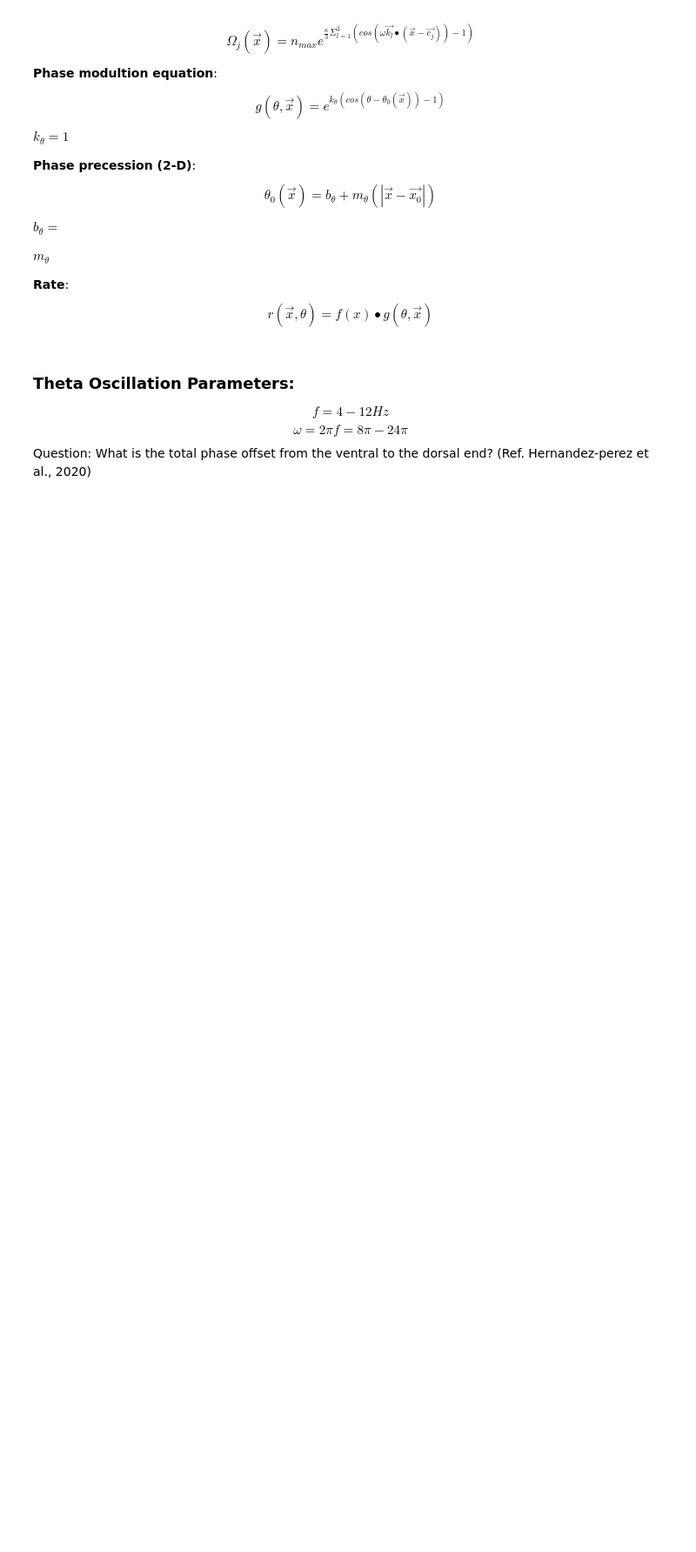
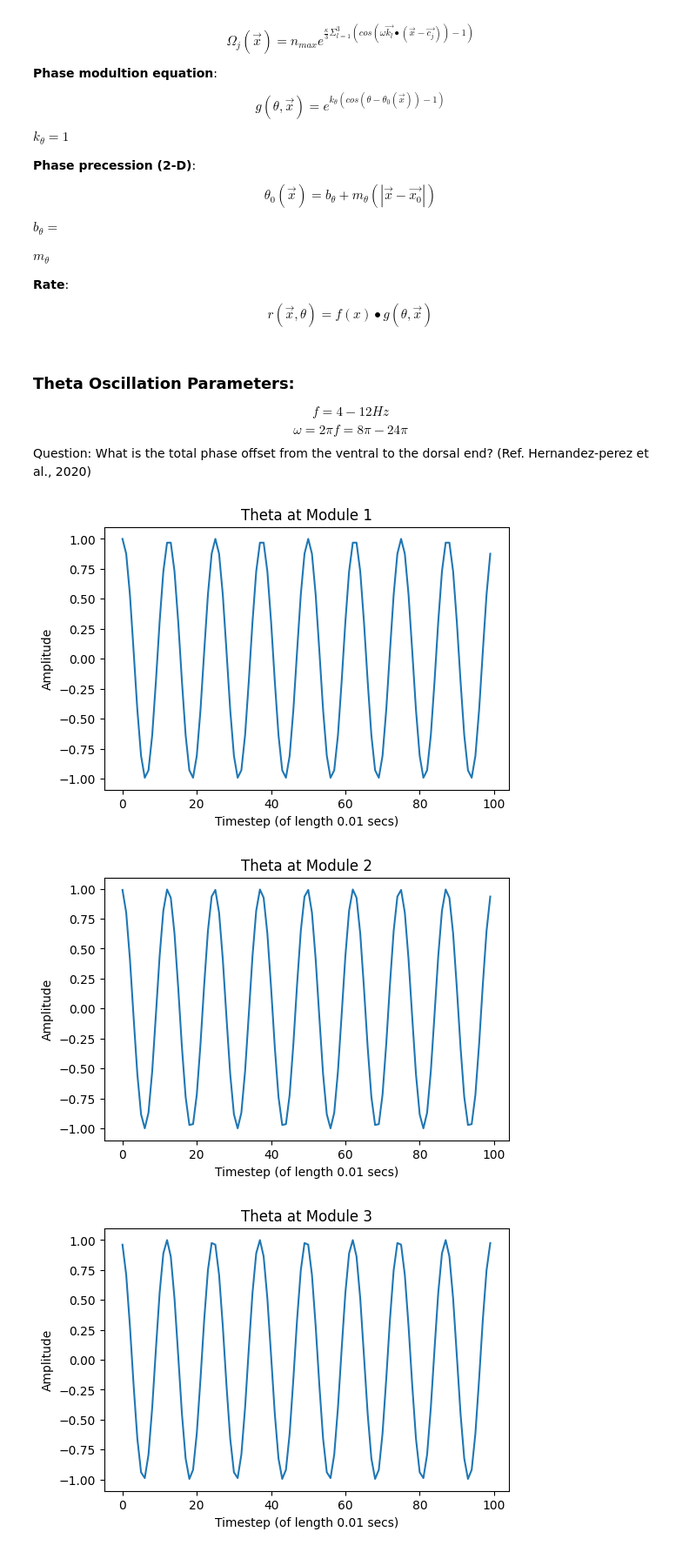
Before and after one commit to divyanshgupt/travelling-wave-mec, a Jupyter notebook: Grid_Cells_with_Theta_Rhythm.ipynb, the cells around one changed output. Shown at 87% size. Saved outputs shown, nothing was run; the diff lists cells and outputs as text; code cells hidden in the pictures; blank space fills up the shorter version.

```diff
--- a/Grid_Cells_with_Theta_Rhythm.ipynb
+++ b/Grid_Cells_with_Theta_Rhythm.ipynb
@@ -214,37 +214,46 @@ def theta_oscillations(args):
   Inputs:
     args: ['nb_steps', 'timestep_size', 'theta_freq', 'nb_modules']
   Returns:
     theta: theta values for all modules all
            timesteps, shape:(nb_modules, nb_steps)
   """
 
   nb_steps = args['nb_steps']
   dt = args['timestep_size']
   freq = args['theta_freq']
   nb_modules = args['nb_modules']
   phi = args['phase_offset']
 
   pi = np.pi
 
   omega = 2*pi*freq
-  T = 1 / omega # time period of oscillations
 
-  phi =  60 * pi/180# total theta phase offset from ventral to dorsal end
+  phi =  phi * pi/180 # total theta phase offset from ventral to dorsal end
 
   theta = np.zeros((nb_modules, nb_steps))
   for i in range(nb_modules):
     theta[i] = np.arange(i*phi/nb_modules,
                                 (i*phi/nb_modules) + (omega*dt*nb_steps),
                                 omega*dt)
   return theta
 
-def test_theta_oscillations(nb_modules=5, nb_steps=100, timestep_size=0.01):
-  theta = theta_oscillations(nb_modules, nb_steps, timestep_size)
+def visualize_theta(theta, args):
+
+  nb_modules = args['nb_modules']
+  nb_steps = args['nb_steps']
+  dt = args['timestep_size']
+
   for i in range(nb_modules):
-    plt.plot(theta[i])
+    plt.figure(dpi=100)
+    plt.plot(np.cos(theta[i]))
     plt.title("Theta at Module " + str(i + 1))
-    plt.xlabel("Timestep")
+    plt.xlabel("Timestep (of length " + str(dt) + ' secs)')
     plt.ylabel("Amplitude")
     plt.show()
 
-#test_theta_oscillations()
+theta = theta_oscillations(args)
+visualize_theta(theta, args)
+# %% [output]
+[figure, added]
+[figure, added]
+[figure, added]
```
Also changed, not shown: parts of 18 cells of this notebook.
